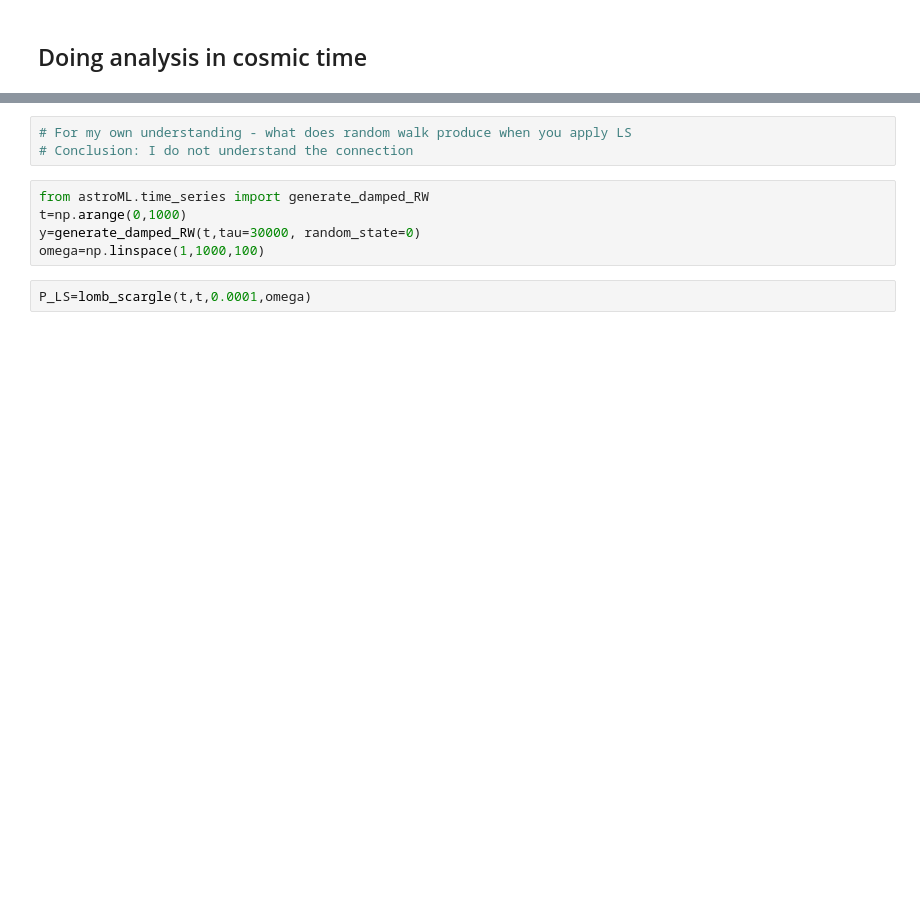
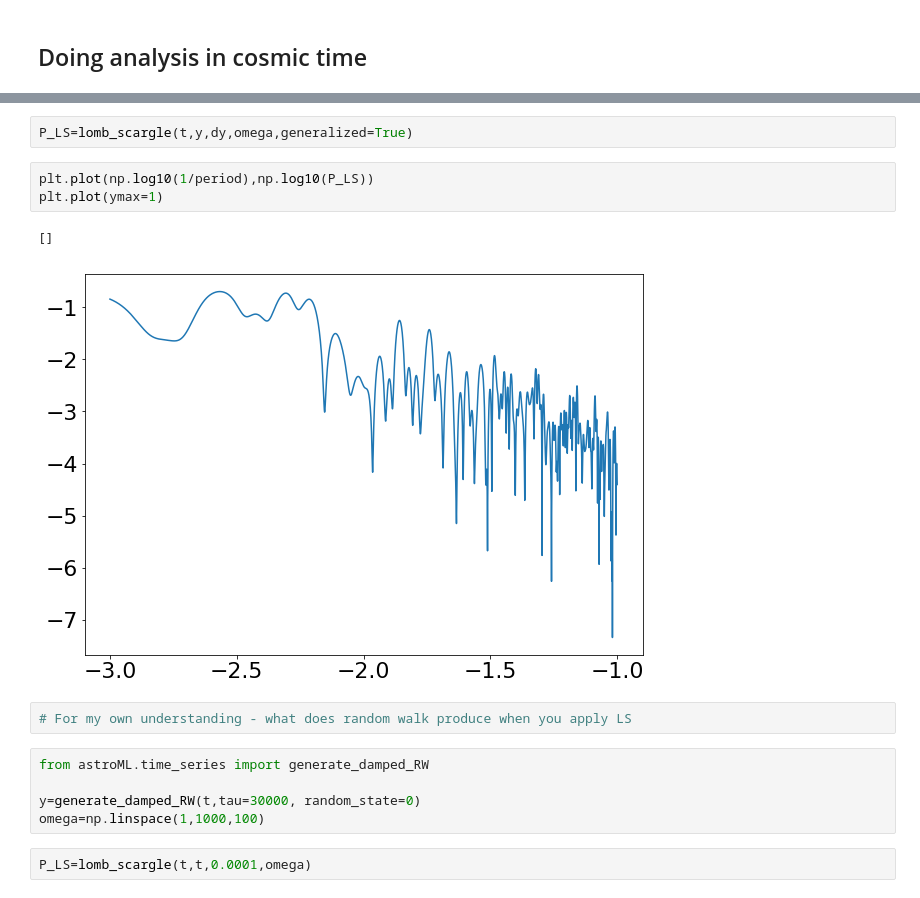
Before and after one commit to nevencaplar/Variability, a Jupyter notebook: MainSequence.ipynb, the cells around one changed output, grey strips where cells are left out. Saved outputs shown, nothing was run; the diff lists cells and outputs as text; blank space fills up the shorter version.

```diff
--- a/MainSequence.ipynb
+++ b/MainSequence.ipynb
@@ -804,9 +809,16 @@ plt.plot(omega,P_LS)
+# %%
+P_LS=lomb_scargle(t,y,dy,omega,generalized=True)
+# %%
+plt.plot(np.log10(1/period),np.log10(P_LS))
+plt.plot(ymax=1)
+# %% [output]
+[]
+[figure, added]
 # %%
 # For my own understanding - what does random walk produce when you apply LS
-# Conclusion: I do not understand the connection
 # %%
 from astroML.time_series import generate_damped_RW
-t=np.arange(0,1000)
+
 y=generate_damped_RW(t,tau=30000, random_state=0)
 omega=np.linspace(1,1000,100)
 # %%
```
Also changed, not shown: parts of 19 cells of this notebook.
